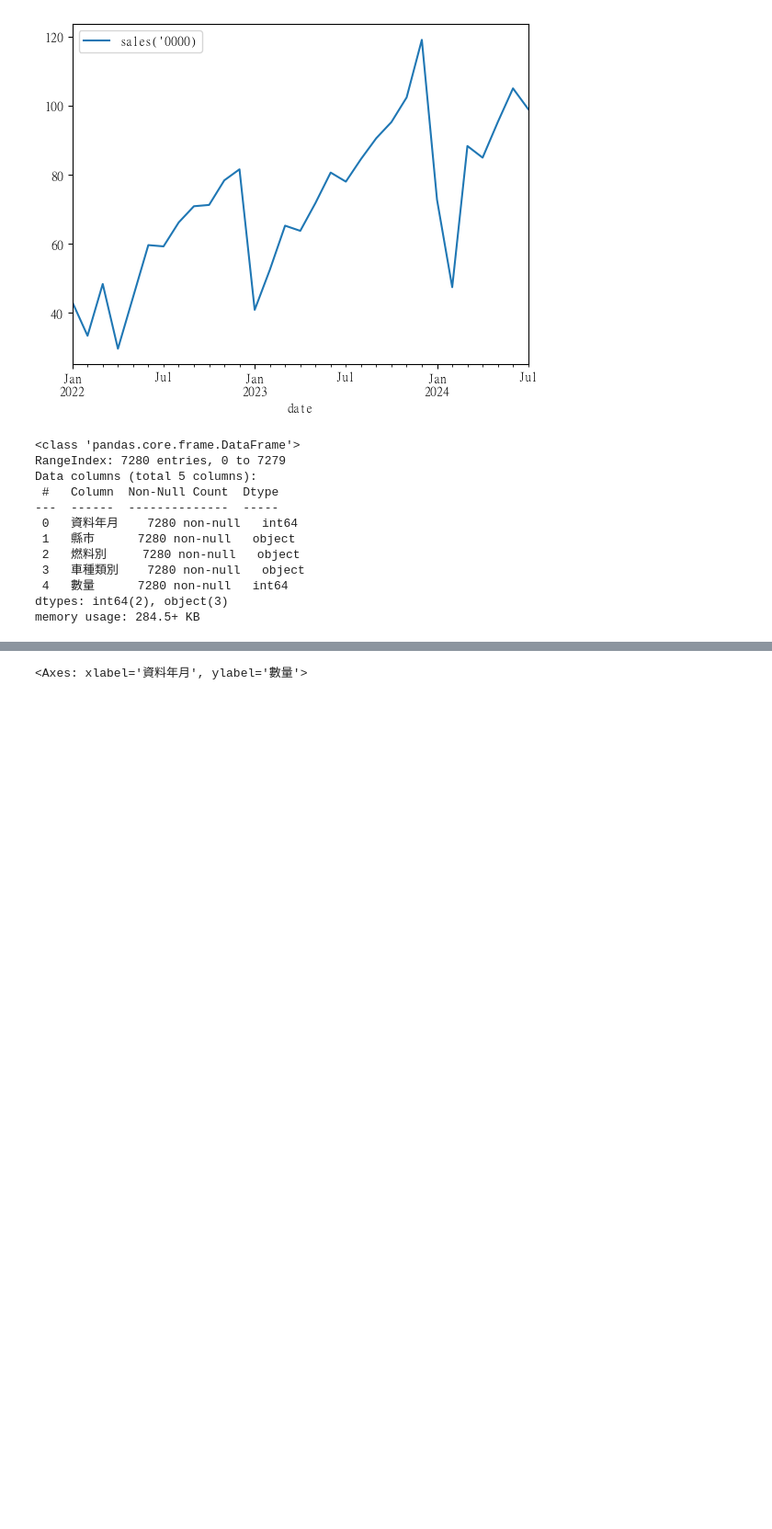
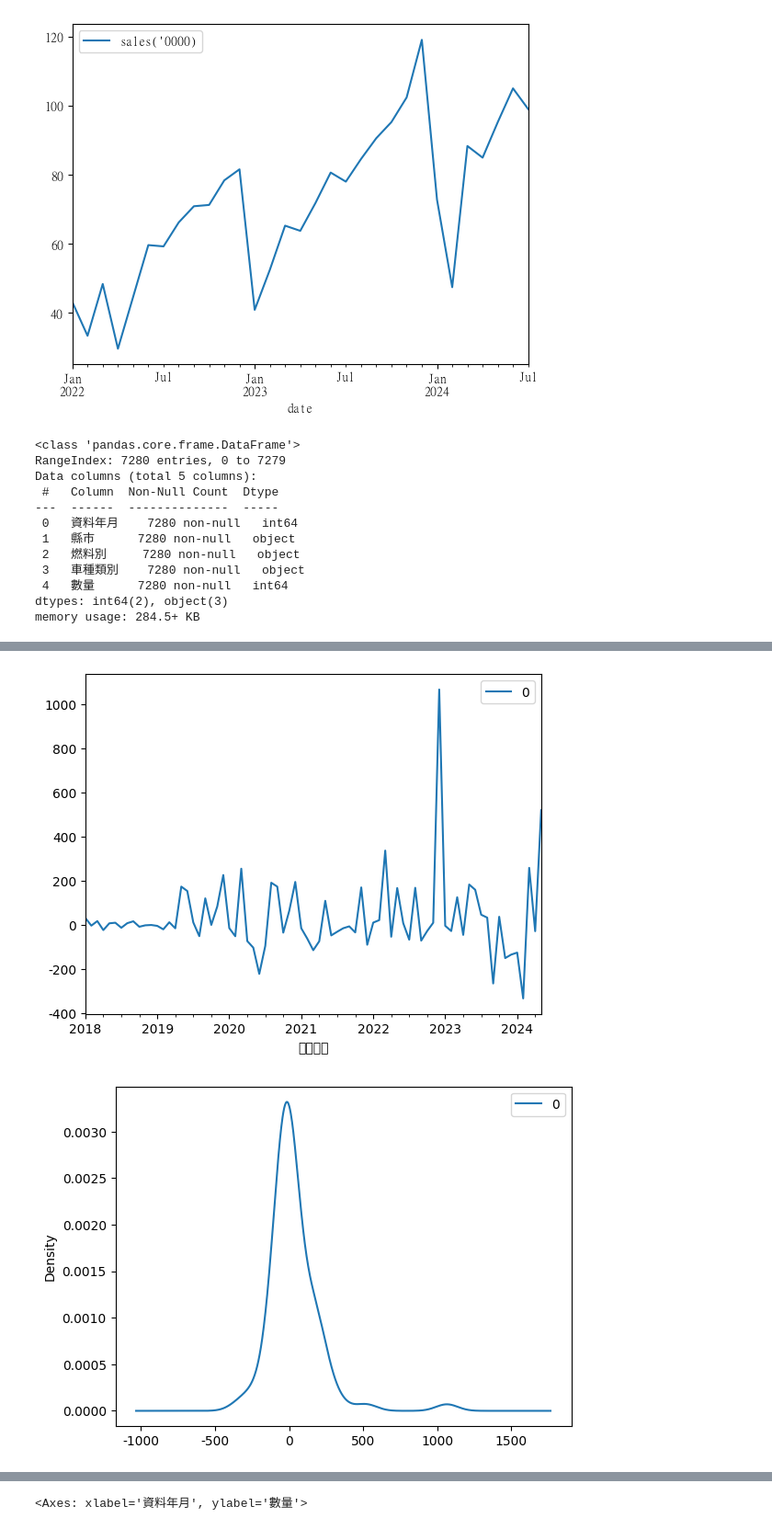
Before and after one commit to lilyleungch/erbscope99, a Jupyter notebook: data_cleansing/data_ploting.ipynb, the cells around one changed output, grey strips where cells are left out. Shown at 92% size. Cells and saved outputs as stored; diff of their text form; code cells hidden in the pictures; blank space fills up the shorter version.

```diff
--- a/data_cleansing/data_ploting.ipynb
+++ b/data_cleansing/data_ploting.ipynb
@@ -65,0 +92,11 @@ taipei_sales.sample(20)
+# %%
+
+residuals = pd.DataFrame(model_fit.resid)
+residuals.plot()
+plt.show()
+# density plot of residuals
+residuals.plot(kind='kde')
+plt.show()
+# %% [output]
+[figure, added]
+[figure, added]
```
Also changed, not shown: parts of 7 cells of this notebook.
